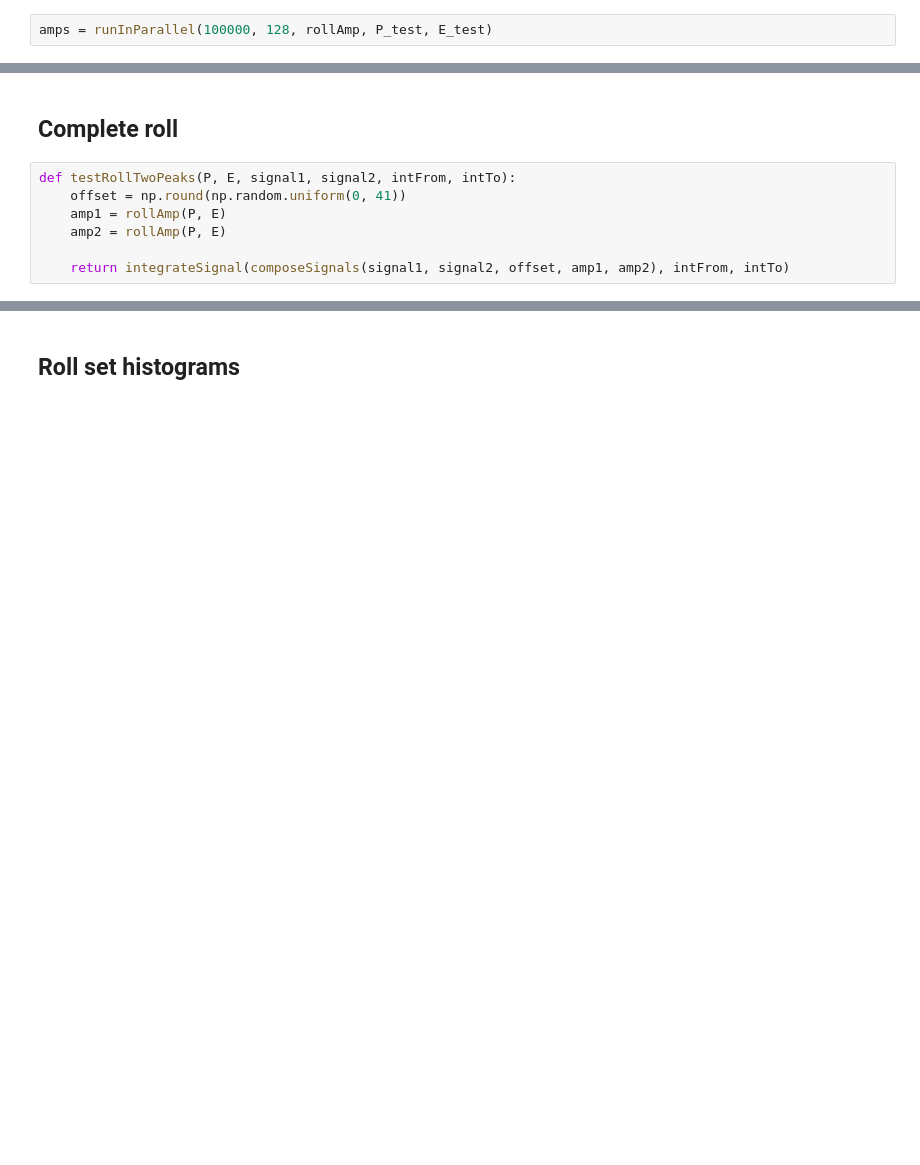
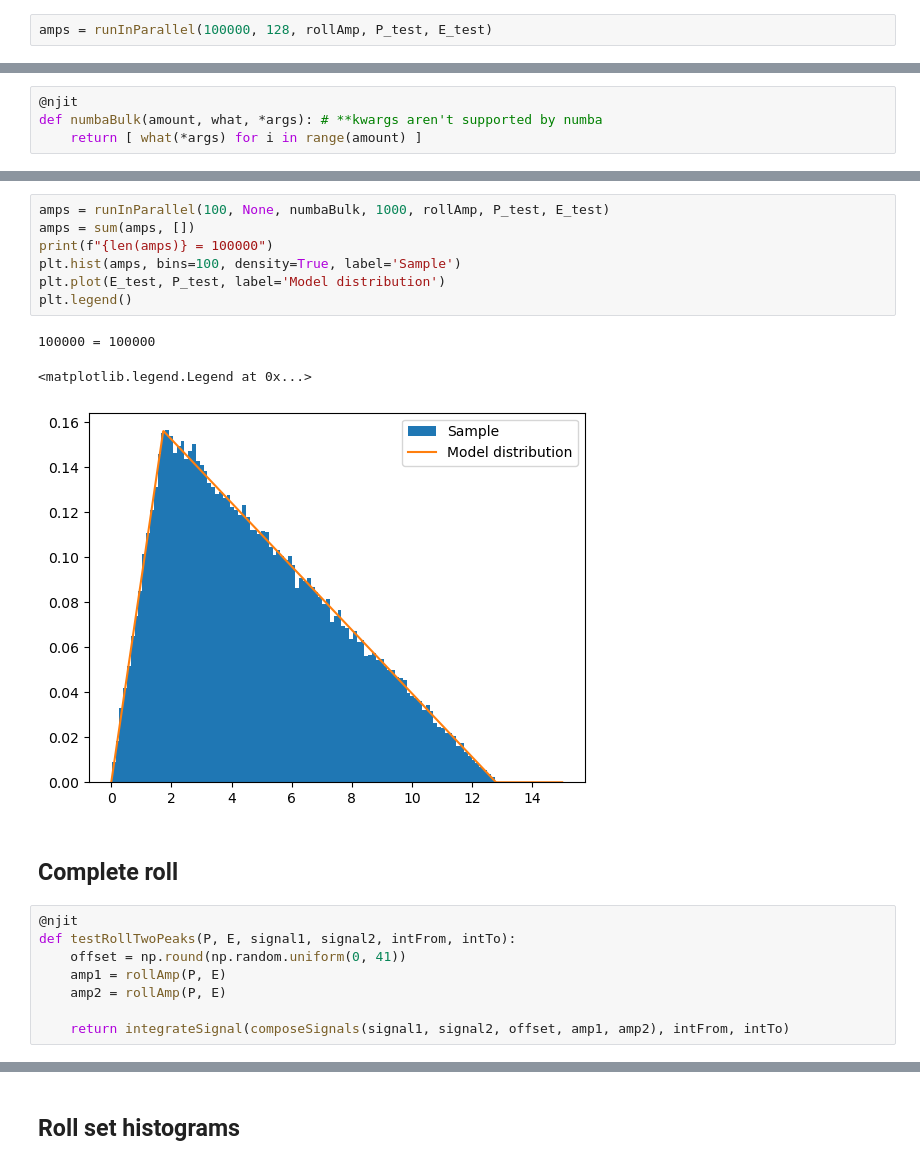
Before and after one commit to GregTheMadMonk/edu-28, a Jupyter notebook: edu-28.ipynb, the cells around one changed output, grey strips where cells are left out. Cells and saved outputs as stored; diff of their text form; blank space fills up the shorter version.

```diff
--- a/edu-28.ipynb
+++ b/edu-28.ipynb
@@ -192,0 +201,4 @@ plt.legend()
+# %%
+@njit
+def numbaBulk(amount, what, *args): # **kwargs aren't supported by numba
+    return [ what(*args) for i in range(amount) ]
@@ -193,6 +212,18 @@ plt.legend()
+# %%
+amps = runInParallel(100, None, numbaBulk, 1000, rollAmp, P_test, E_test)
+amps = sum(amps, [])
+print(f"{len(amps)} = 100000")
+plt.hist(amps, bins=100, density=True, label='Sample')
+plt.plot(E_test, P_test, label='Model distribution')
+plt.legend()
+# %% [output]
+100000 = 100000
+<matplotlib.legend.Legend at 0x...>
+[figure, added]
 # %% [markdown]
 ## Complete roll
 # %%
+@njit
 def testRollTwoPeaks(P, E, signal1, signal2, intFrom, intTo):
     offset = np.round(np.random.uniform(0, 41))
     amp1 = rollAmp(P, E)
```
Also changed, not shown: parts of 34 cells of this notebook.
